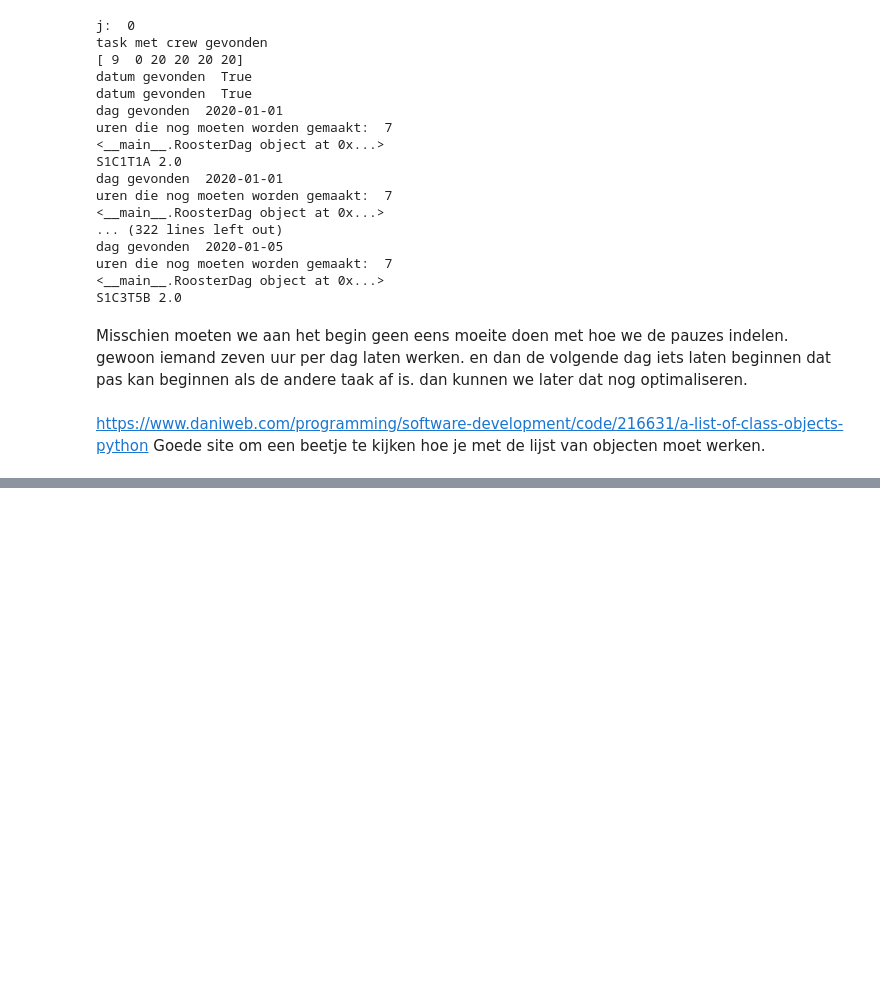
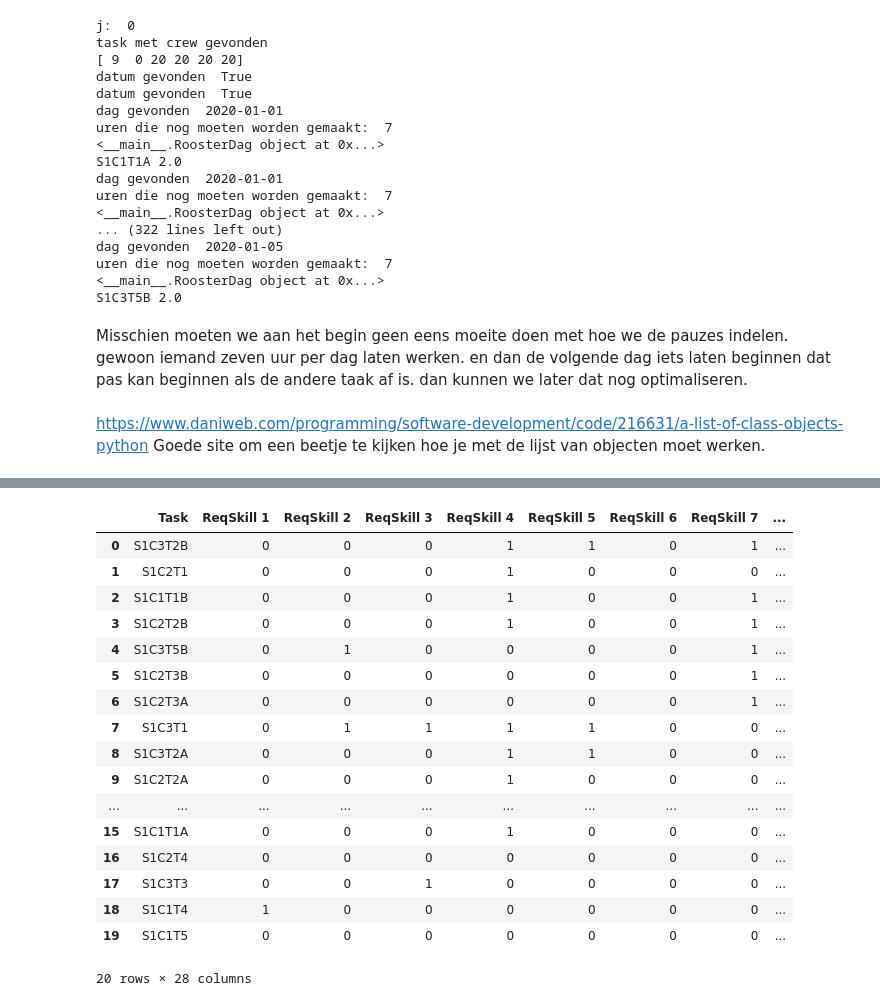
Before and after one commit to Robbertvld/Modelleren, a Jupyter notebook: Verslag.ipynb, the cells around one changed output, grey strips where cells are left out. Cells and saved outputs as stored; diff of their text form; code cells hidden in the pictures; blank space fills up the shorter version.

Commit message:
Kolommen wat betreft het aantal mogelijkheden toegevoegd

```diff
--- a/Verslag.ipynb
+++ b/Verslag.ipynb
@@ -360,3 +368,8 @@ Goede site om een beetje te kijken hoe je met de lijst van objecten moet werken.
 # werkdagen.append(RoosterDag("Robbert", "3-9-1996"))
 # %%
 # werkdagen.sort(key=operator.attrgetter('datum'))
+# %%
+dfSprint1.loc[:,'Mogelijkheden']= [20]*len(dfSprint1)
+dfSprint1.loc[:,'AantalMogelijkheden']= [20]*len(dfSprint1)
+dfSprint1['Mogelijkheden'] = dfSprint1['Mogelijkheden'].astype(object)
+dfSprint1['AantalMogelijkheden'] = dfSprint1['AantalMogelijkheden'].astype(int)
@@ -362,0 +431,37 @@ Goede site om een beetje te kijken hoe je met de lijst van objecten moet werken.
+# %%
+def ZoekOpdrachten(project):
+    crew = []
+    for i in range(0, len(dfCrewCombined)):
+        if (OpdrachtUitvoerenPersoonBool(project, dfCrewCombined.iloc[i,0:13])):
+            crew.append(list(dfCrewCombined.iloc[i,14:20]))
+    return crew
+# %%
+for i in range(0,len(dfSprint1)):
+    a = ZoekKamers(dfSprint1.iloc[i,14:20])
+    b = ZoekOpdrachten(dfSprint1.iloc[i,rangeSkills])
+    dfSprint1.iloc[i,26] = MogelijkeCombinaties(pd.DataFrame(product(a, b)), len(a) * len(b))
+    dfSprint1.iloc[i,27] = len(a) * len(b) # >> is een optie, hoeft op zich niet, misschien wel makkelijker
+# %%
+dfSprint1 = dfSprint1.sort_values(['AantalMogelijkheden'], ascending= [True])
+dfSprint1 = dfSprint1.reset_index(drop=True)
+# %%
+dfSprint1
+# %% [output]
+|  | Task | ReqSkill 1 | ReqSkill 2 | ReqSkill 3 | ReqSkill 4 | ReqSkill 5 | ReqSkill 6 | ReqSkill 7 | ... |
+| 0 | S1C3T2B | 0 | 0 | 0 | 1 | 1 | 0 | 1 | ... |
+| 1 | S1C2T1 | 0 | 0 | 0 | 1 | 0 | 0 | 0 | ... |
+| 2 | S1C1T1B | 0 | 0 | 0 | 1 | 0 | 0 | 1 | ... |
+| 3 | S1C2T2B | 0 | 0 | 0 | 1 | 0 | 0 | 1 | ... |
+| 4 | S1C3T5B | 0 | 1 | 0 | 0 | 0 | 0 | 1 | ... |
+| 5 | S1C2T3B | 0 | 0 | 0 | 0 | 0 | 0 | 1 | ... |
+| 6 | S1C2T3A | 0 | 0 | 0 | 0 | 0 | 0 | 1 | ... |
+| 7 | S1C3T1 | 0 | 1 | 1 | 1 | 1 | 0 | 0 | ... |
+| 8 | S1C3T2A | 0 | 0 | 0 | 1 | 1 | 0 | 0 | ... |
+| 9 | S1C2T2A | 0 | 0 | 0 | 1 | 0 | 0 | 0 | ... |
+| ... | ... | ... | ... | ... | ... | ... | ... | ... | ... |
+| 15 | S1C1T1A | 0 | 0 | 0 | 1 | 0 | 0 | 0 | ... |
+| 16 | S1C2T4 | 0 | 0 | 0 | 0 | 0 | 0 | 0 | ... |
+| 17 | S1C3T3 | 0 | 0 | 1 | 0 | 0 | 0 | 0 | ... |
+| 18 | S1C1T4 | 1 | 0 | 0 | 0 | 0 | 0 | 0 | ... |
+| 19 | S1C1T5 | 0 | 0 | 0 | 0 | 0 | 0 | 0 | ... |
+20 rows × 28 columns
```
Also changed, not shown: parts of 6 cells of this notebook.
